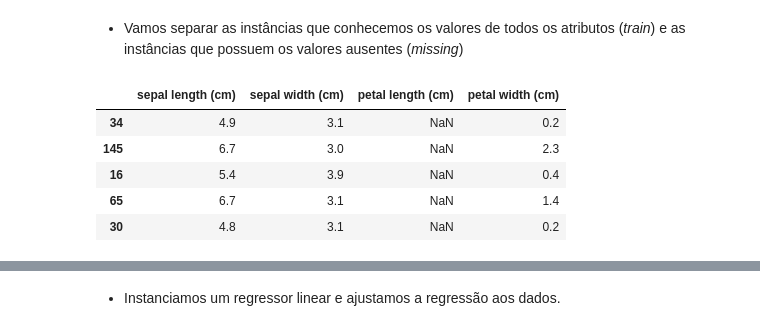
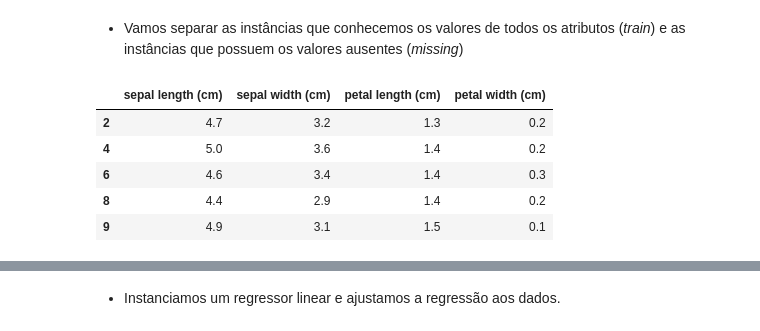
Before and after one commit to anfer86/teaching-datamining-lessons, a Jupyter notebook: aula03/preprocessamento.ipynb, the cells around one changed output, grey strips where cells are left out. Saved outputs shown, nothing was run; the diff lists cells and outputs as text; code cells hidden in the pictures.

```diff
--- a/aula03/preprocessamento.ipynb
+++ b/aula03/preprocessamento.ipynb
@@ -840,12 +835,11 @@ data
 - Vamos separar as instâncias que conhecemos os valores de todos os atributos (*train*) e as instâncias que possuem os valores ausentes (*missing*)
 # %%
 train = data.drop(to_remove, axis=0)
-missing = data.loc[to_remove,:]
-missing.head()
+train.head()
 # %% [output]
 |  | sepal length (cm) | sepal width (cm) | petal length (cm) | petal width (cm) |
-| 34 | 4.9 | 3.1 | NaN | 0.2 |
-| 145 | 6.7 | 3.0 | NaN | 2.3 |
-| 16 | 5.4 | 3.9 | NaN | 0.4 |
-| 65 | 6.7 | 3.1 | NaN | 1.4 |
-| 30 | 4.8 | 3.1 | NaN | 0.2 |
+| 2 | 4.7 | 3.2 | 1.3 | 0.2 |
+| 4 | 5.0 | 3.6 | 1.4 | 0.2 |
+| 6 | 4.6 | 3.4 | 1.4 | 0.3 |
+| 8 | 4.4 | 2.9 | 1.4 | 0.2 |
+| 9 | 4.9 | 3.1 | 1.5 | 0.1 |
```
Also changed, not shown: parts of 7 cells of this notebook, 1 other file.
